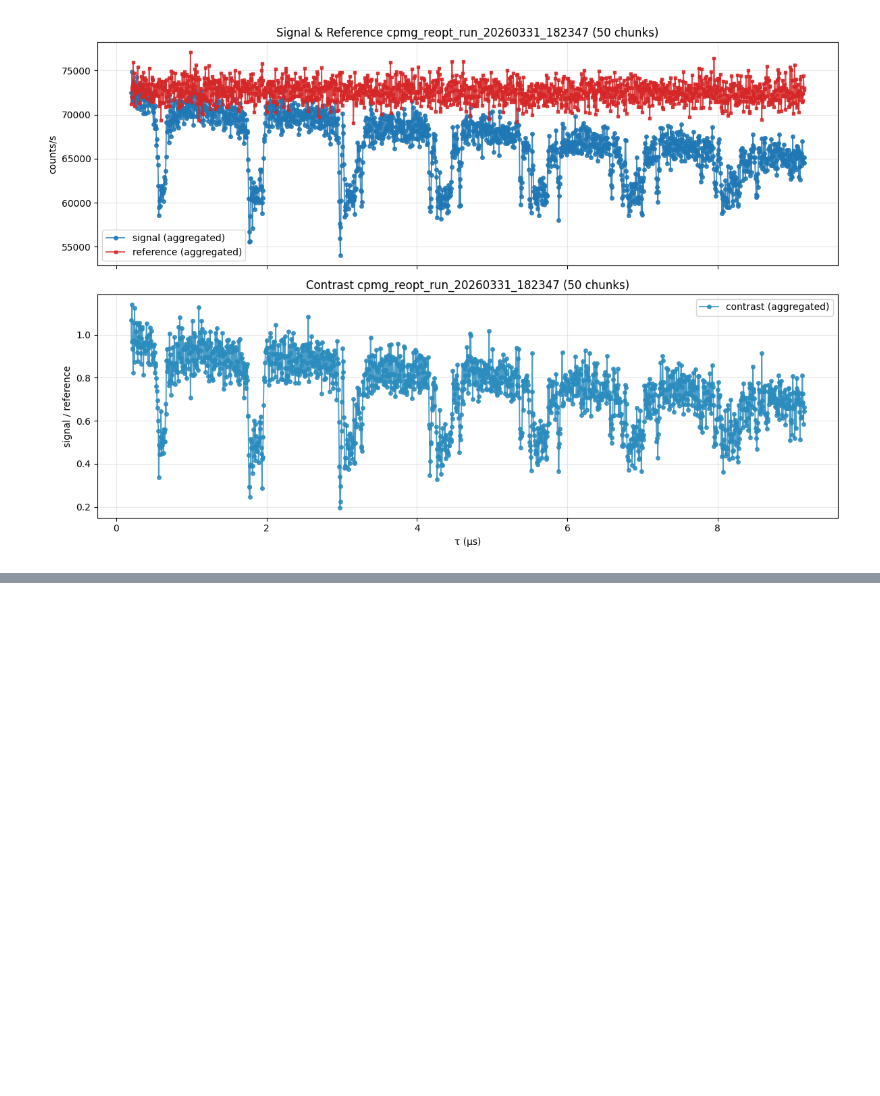
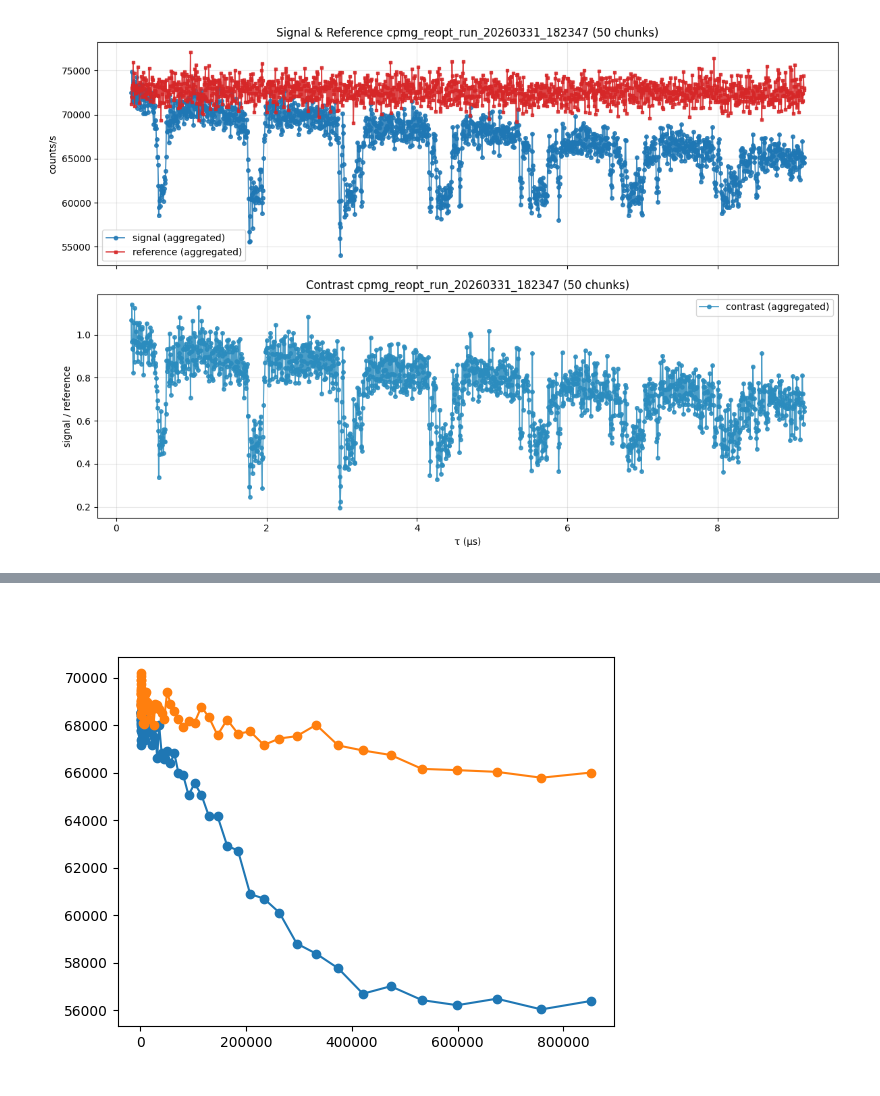
Before and after one commit to vsmar/qick-dawg, a Jupyter notebook: jupyter_notebooks/post_processing.ipynb, the cells around one changed output, grey strips where cells are left out. Cells and saved outputs as stored; diff of their text form; code cells hidden in the pictures; blank space fills up the shorter version.

```diff
--- a/jupyter_notebooks/post_processing.ipynb
+++ b/jupyter_notebooks/post_processing.ipynb
@@ -716,0 +788,7 @@ plot_sweep_0pop(filtered_run, title_suffix=title)
+# %%
+plt.close('all')
+plt.plot(np.asarray(datasets["/data/tau_ftns"]), extracted["/data/signal1_cts_s"], "o-")
+plt.plot(np.asarray(datasets["/data/tau_ftns"]), extracted["/data/signal2_cts_s"], "o-")
+plt.show()
+# %% [output]
+[figure, added]
```
Also changed, not shown: parts of 5 cells of this notebook, 13 other files.
